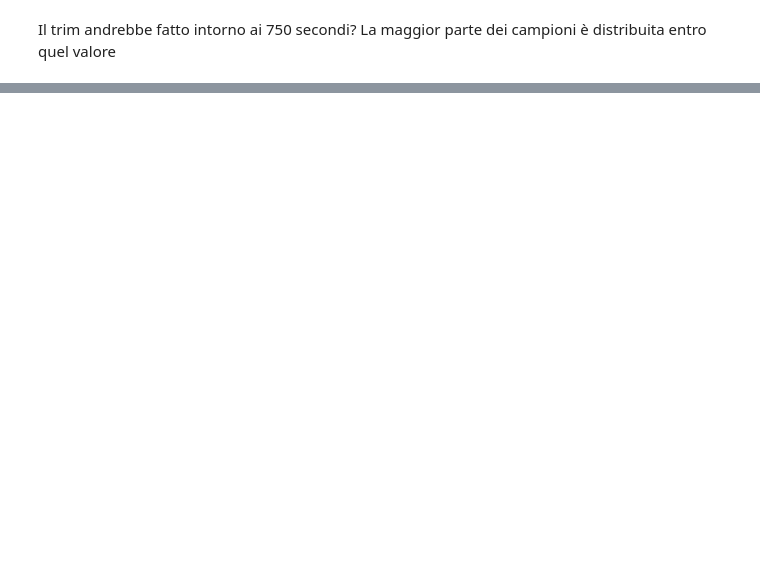
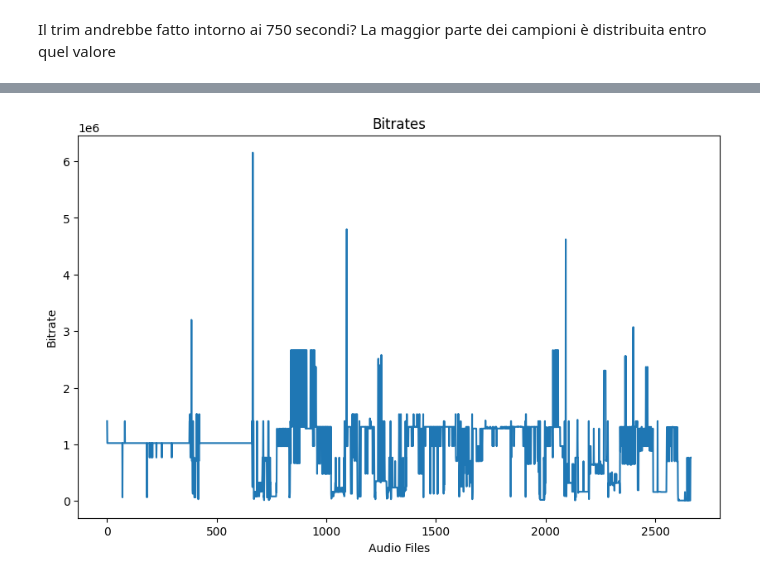
Before and after one commit to frenkmadda/UnderwaterSoundsClassification, a Jupyter notebook: test.ipynb, the cells around one changed output, grey strips where cells are left out. Saved outputs shown, nothing was run; the diff lists cells and outputs as text; code cells hidden in the pictures; blank space fills up the shorter version.

```diff
--- a/test.ipynb
+++ b/test.ipynb
@@ -135,0 +398,27 @@ Il trim andrebbe fatto intorno ai 750 secondi? La maggior parte dei campioni è
+# %%
+from pydub.utils import mediainfo
+
+def analyze_bitrate(audio_files):
+    bitrates = []
+    for file in audio_files:
+        # Get the media info of the audio file
+        info = mediainfo(file)
+
+        # Get the bitrate
+        bitrate = int(info['bit_rate'])
+
+        # Append the bitrate to the list
+        bitrates.append(bitrate)
+
+    return bitrates
+# %%
+bitrates = analyze_bitrate(audio_files)
+# %%
+plt.figure(figsize=(10, 6))
+plt.plot(bitrates)
+plt.title('Bitrates')
+plt.xlabel('Audio Files')
+plt.ylabel('Bitrate')
+plt.show()
+# %% [output]
+[figure, added]
```
Also changed, not shown: parts of 18 cells of this notebook.
